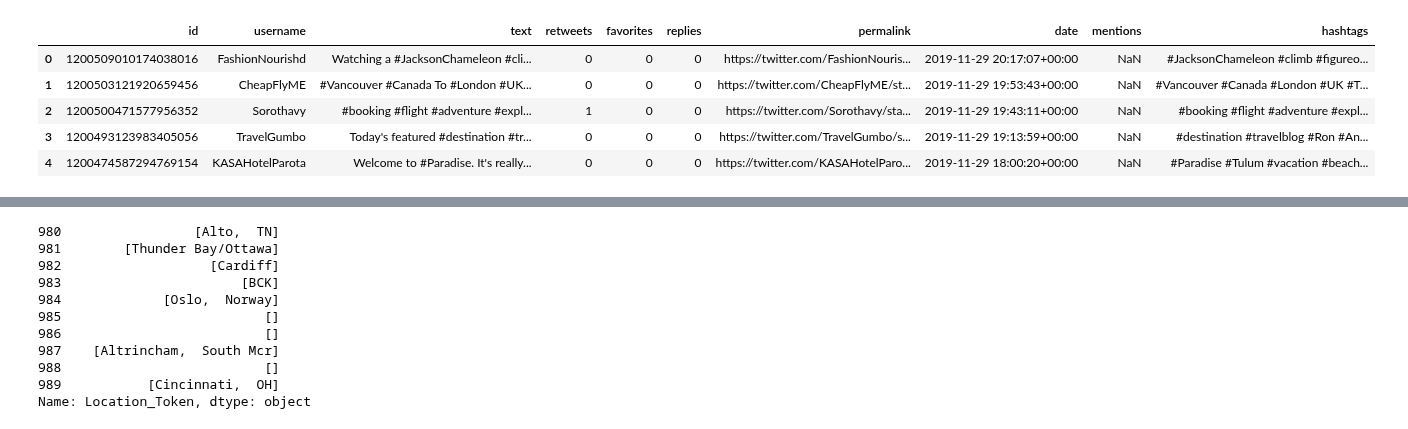
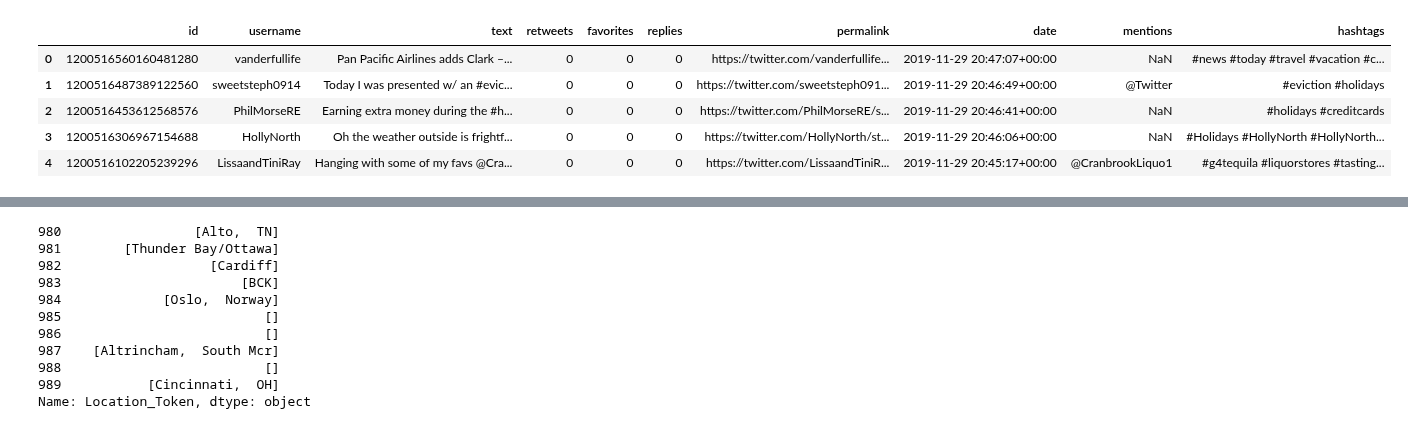
Before and after one commit to abhi-vik/ugc-analytics, a Jupyter notebook: assignments/project/Stage 1.ipynb, the cells around one changed output, grey strips where cells are left out. Drawn from its saved outputs; the diff is of its cells as text; code cells hidden in the pictures.

```diff
--- a/assignments/project/Stage 1.ipynb
+++ b/assignments/project/Stage 1.ipynb
@@ -10,15 +10,15 @@ from fuzzywuzzy import process
 import geograpy as gg
 import pycountry as pc
 # %%
-df = pd.read_csv("output-#destination-5000-since-2019-10-28.csv")
+df = pd.read_csv("output_combined.csv")
 df.head()
 # %% [output]
 |  | id | username | text | retweets | favorites | replies | permalink | date | mentions | hashtags |
-| 0 | 1200509010174038016 | FashionNourishd | Watching a #JacksonChameleon #cli... | 0 | 0 | 0 | https://twitter.com/FashionNouris... | 2019-11-29 20:17:07+00:00 | NaN | #JacksonChameleon #climb #figureo... |
-| 1 | 1200503121920659456 | CheapFlyME | #Vancouver #Canada To #London #UK... | 0 | 0 | 0 | https://twitter.com/CheapFlyME/st... | 2019-11-29 19:53:43+00:00 | NaN | #Vancouver #Canada #London #UK #T... |
-| 2 | 1200500471577956352 | Sorothavy | #booking #flight #adventure #expl... | 1 | 0 | 0 | https://twitter.com/Sorothavy/sta... | 2019-11-29 19:43:11+00:00 | NaN | #booking #flight #adventure #expl... |
-| 3 | 1200493123983405056 | TravelGumbo | Today's featured #destination #tr... | 0 | 0 | 0 | https://twitter.com/TravelGumbo/s... | 2019-11-29 19:13:59+00:00 | NaN | #destination #travelblog #Ron #An... |
-| 4 | 1200474587294769154 | KASAHotelParota | Welcome to #Paradise. It's really... | 0 | 0 | 0 | https://twitter.com/KASAHotelParo... | 2019-11-29 18:00:20+00:00 | NaN | #Paradise #Tulum #vacation #beach... |
+| 0 | 1200516560160481280 | vanderfullife | Pan Pacific Airlines adds Clark –... | 0 | 0 | 0 | https://twitter.com/vanderfullife... | 2019-11-29 20:47:07+00:00 | NaN | #news #today #travel #vacation #c... |
+| 1 | 1200516487389122560 | sweetsteph0914 | Today I was presented w/ an #evic... | 0 | 0 | 0 | https://twitter.com/sweetsteph091... | 2019-11-29 20:46:49+00:00 | @Twitter | #eviction #holidays |
+| 2 | 1200516453612568576 | PhilMorseRE | Earning extra money during the #h... | 0 | 0 | 0 | https://twitter.com/PhilMorseRE/s... | 2019-11-29 20:46:41+00:00 | NaN | #holidays #creditcards |
+| 3 | 1200516306967154688 | HollyNorth | Oh the weather outside is frightf... | 0 | 0 | 0 | https://twitter.com/HollyNorth/st... | 2019-11-29 20:46:06+00:00 | NaN | #Holidays #HollyNorth #HollyNorth... |
+| 4 | 1200516102205239296 | LissaandTiniRay | Hanging with some of my favs @Cra... | 0 | 0 | 0 | https://twitter.com/LissaandTiniR... | 2019-11-29 20:45:17+00:00 | @CranbrookLiquo1 | #g4tequila #liquorstores #tasting... |
 # %%
 tknzr = TweetTokenizer()
 #Use these for output csv that have location
```
Also changed, not shown: parts of 4 cells of this notebook, 2 other files.
